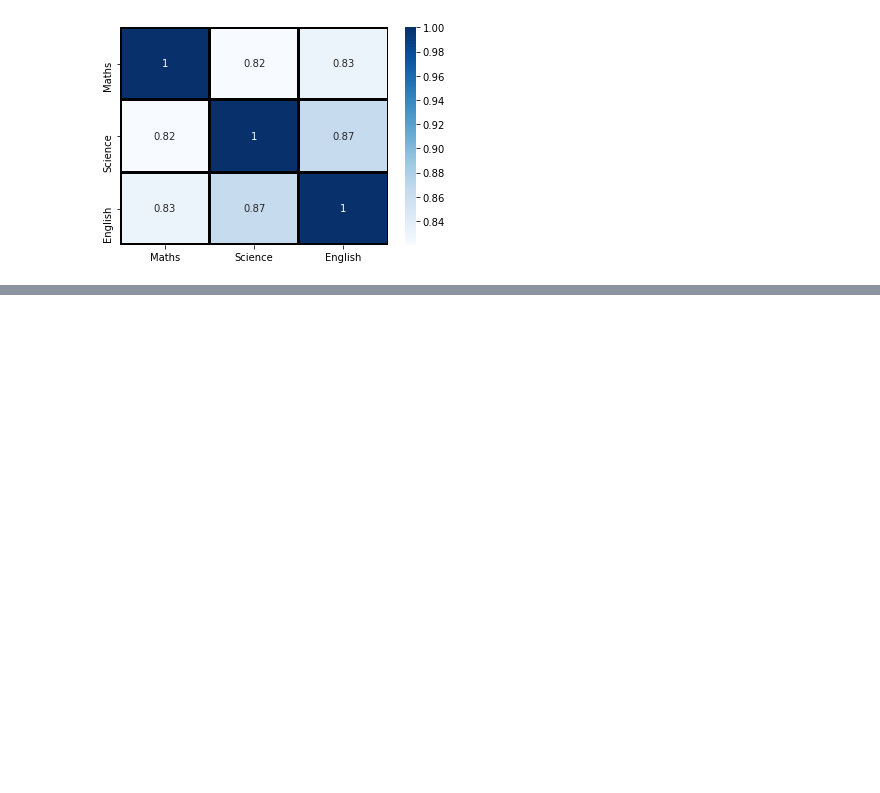
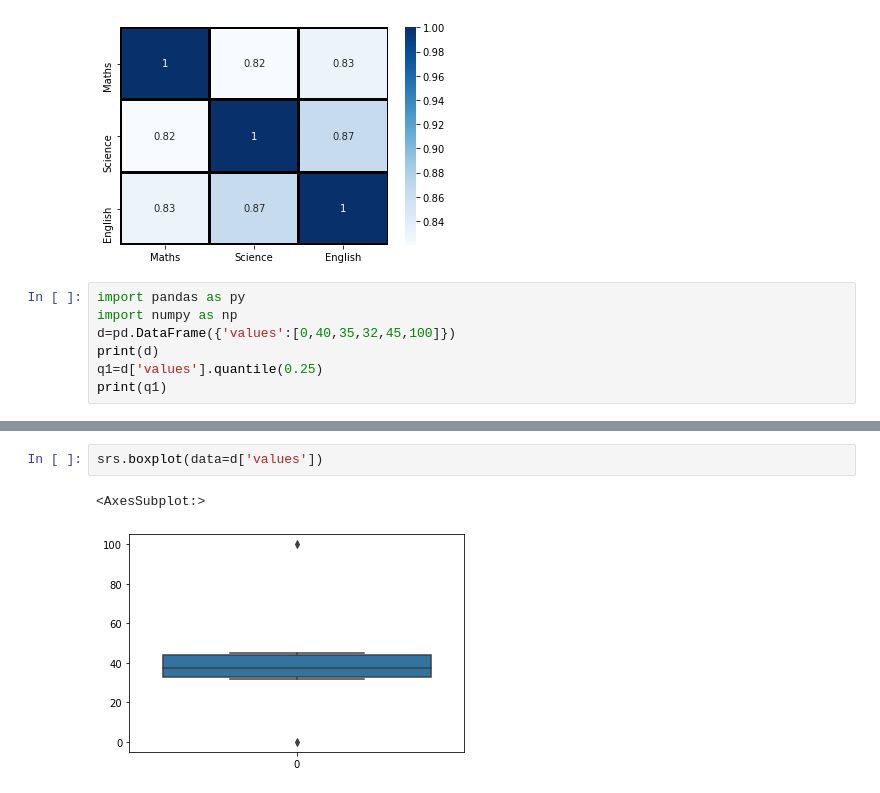
Before and after one commit to aki2266-svg/sem4, a Jupyter notebook: mihir/unit2.ipynb, the cells around one changed output, grey strips where cells are left out. Saved outputs shown, nothing was run; the diff lists cells and outputs as text; blank space fills up the shorter version.

```diff
--- a/mihir/unit2.ipynb
+++ b/mihir/unit2.ipynb
@@ -8,3 +8,10 @@ srs.heatmap(f.corr(),annot=True,cmap='Blues',linecolor='Black',linewidth=2)
 # %% [output]
 <AxesSubplot:>
 [figure]
+# %%
+import pandas as py
+import numpy as np
+d=pd.DataFrame({'values':[0,40,35,32,45,100]})
+print(d)
+q1=d['values'].quantile(0.25)
+print(q1)
@@ -10,0 +63,5 @@ srs.heatmap(f.corr(),annot=True,cmap='Blues',linecolor='Black',linewidth=2)
+# %%
+srs.boxplot(data=d['values'])
+# %% [output]
+<AxesSubplot:>
+[figure, added]
```
Also changed, not shown: parts of 18 cells of this notebook, 4 other files.
